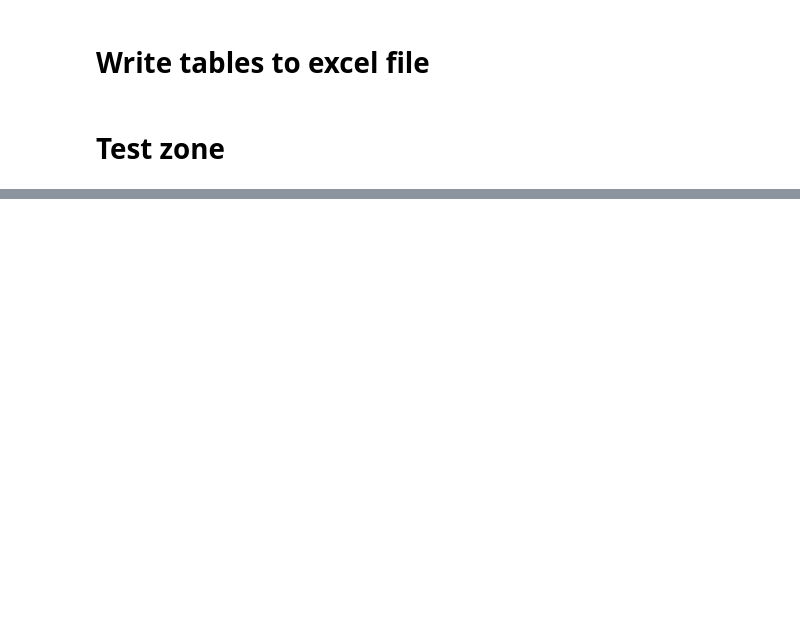
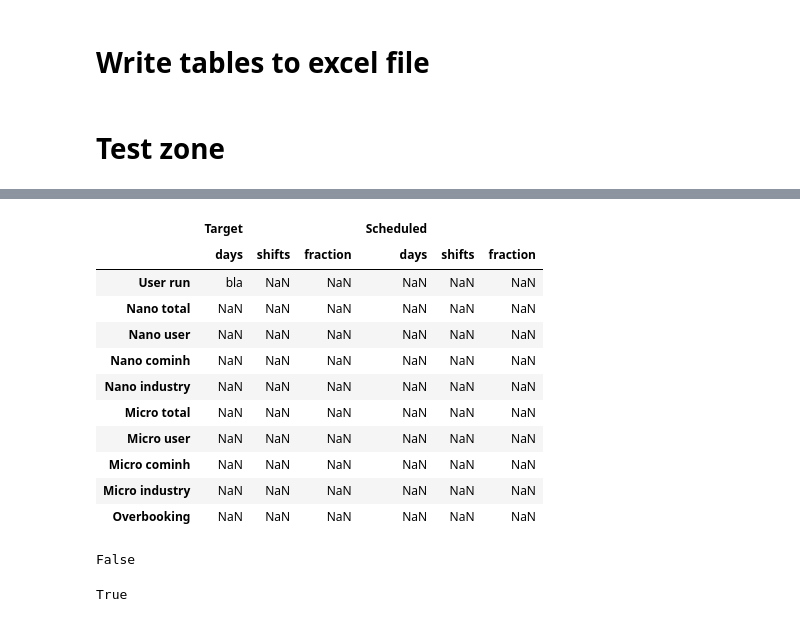
Before and after one commit to feinfinger/p05_scheduler, a Jupyter notebook: 2023_p05_schedule.ipynb, the cells around one changed output, grey strips where cells are left out. Saved outputs shown, nothing was run; the diff lists cells and outputs as text; code cells hidden in the pictures; blank space fills up the shorter version.

```diff
--- a/2023_p05_schedule.ipynb
+++ b/2023_p05_schedule.ipynb
@@ -1028,0 +1121,26 @@ micro.sort_values(by=["Ranking (numbers)"]).loc[:, "Shifts final"].cumsum()
+# %%
+test.loc["Run total", ("Target", "Days")] = "bla"
+# %%
+display(test)
+# %% [output]
+|  | Target |  |  | Scheduled |  |  |
+|  | days | shifts | fraction | days | shifts | fraction |
+| User run | bla | NaN | NaN | NaN | NaN | NaN |
+| Nano total | NaN | NaN | NaN | NaN | NaN | NaN |
+| Nano user | NaN | NaN | NaN | NaN | NaN | NaN |
+| Nano cominh | NaN | NaN | NaN | NaN | NaN | NaN |
+| Nano industry | NaN | NaN | NaN | NaN | NaN | NaN |
+| Micro total | NaN | NaN | NaN | NaN | NaN | NaN |
+| Micro user | NaN | NaN | NaN | NaN | NaN | NaN |
+| Micro cominh | NaN | NaN | NaN | NaN | NaN | NaN |
+| Micro industry | NaN | NaN | NaN | NaN | NaN | NaN |
+| Overbooking | NaN | NaN | NaN | NaN | NaN | NaN |
+# %%
+testdict={"a":1, "b":2}
+"f" in testdict.keys()
+# %% [output]
+False
+# %%
+"T-" not in "P-37826"
+# %% [output]
+True
```
Also changed, not shown: parts of 6 cells of this notebook.
